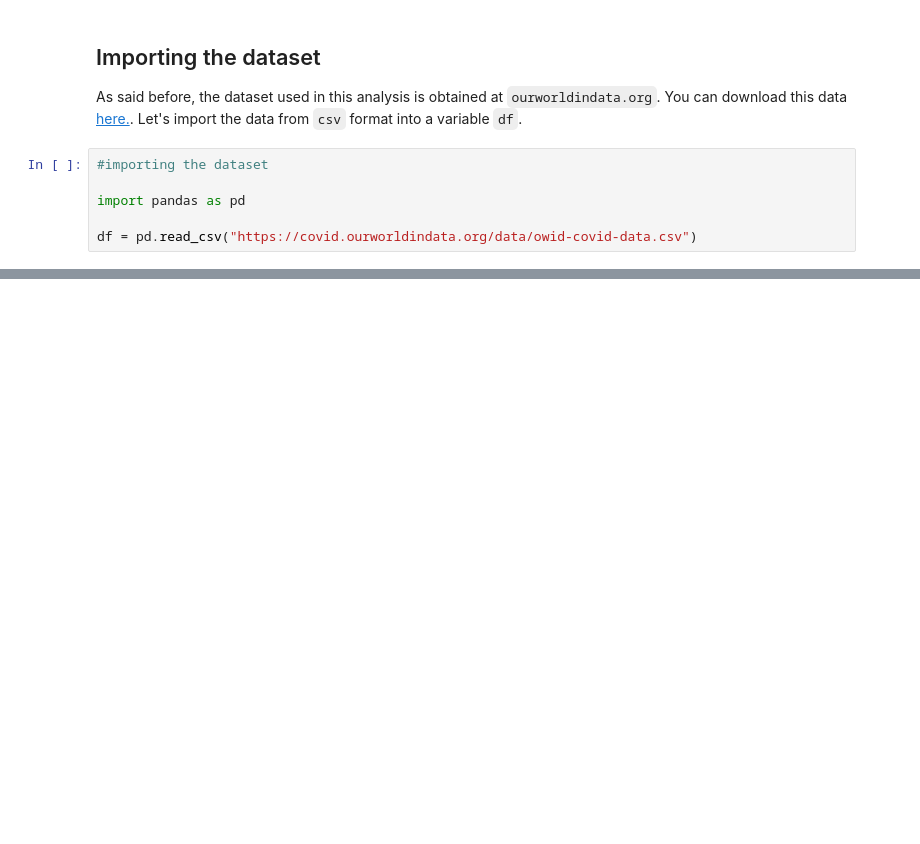
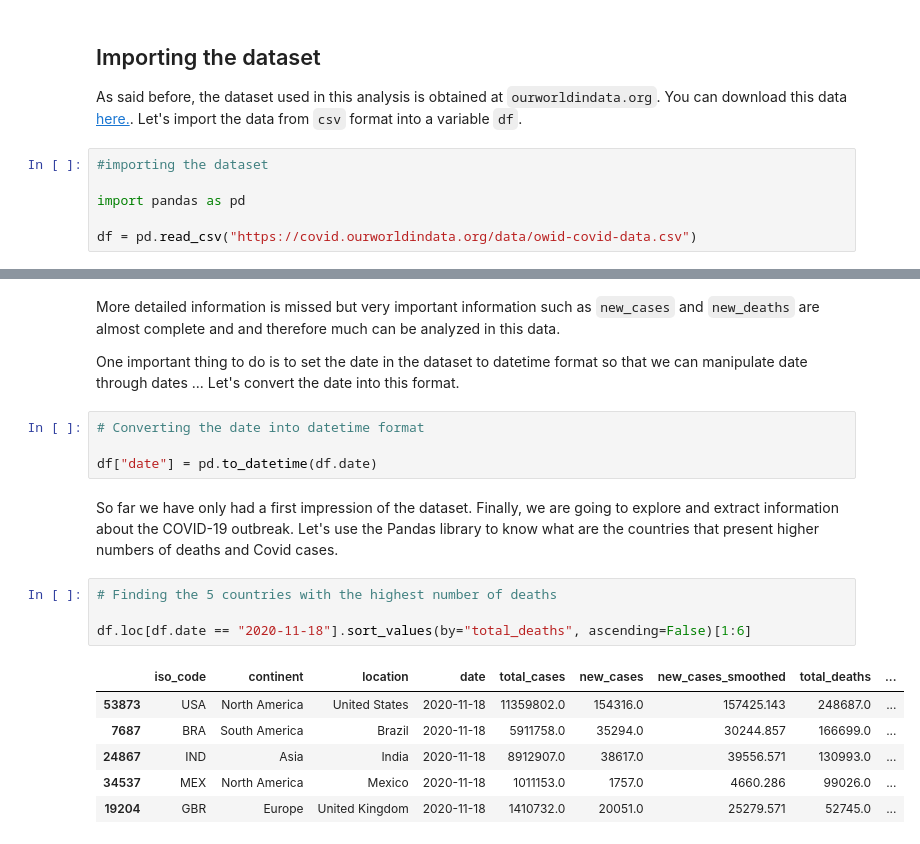
Before and after one commit to JoaoSiqueiraDS/DS_Days, a Jupyter notebook: COVID.ipynb, the cells around one changed output, grey strips where cells are left out. Saved outputs shown, nothing was run; the diff lists cells and outputs as text; blank space fills up the shorter version.

```diff
--- a/COVID.ipynb
+++ b/COVID.ipynb
@@ -28,0 +138,21 @@ df = pd.read_csv("https://covid.ourworldindata.org/data/owid-covid-data.csv")
+# %% [markdown]
+More detailed information is missed but very important information such as `new_cases` and `new_deaths` are almost complete and and therefore much can be analyzed in this data.
+
+One important thing to do is to set the date in the dataset to datetime format so that we can manipulate date through dates ... Let's convert the date into this format.
+# %%
+# Converting the date into datetime format
+
+df["date"] = pd.to_datetime(df.date)
+# %% [markdown]
+So far we have only had a first impression of the dataset. Finally, we are going to explore and extract information about the COVID-19 outbreak. Let's use the Pandas library to know what are the countries that present higher numbers of deaths and Covid cases.
+# %%
+# Finding the 5 countries with the highest number of deaths
+
+df.loc[df.date == "2020-11-18"].sort_values(by="total_deaths", ascending=False)[1:6]
+# %% [output]
+|  | iso_code | continent | location | date | total_cases | new_cases | new_cases_smoothed | total_deaths | ... |
+| 53873 | USA | North America | United States | 2020-11-18 | 11359802.0 | 154316.0 | 157425.143 | 248687.0 | ... |
+| 7687 | BRA | South America | Brazil | 2020-11-18 | 5911758.0 | 35294.0 | 30244.857 | 166699.0 | ... |
+| 24867 | IND | Asia | India | 2020-11-18 | 8912907.0 | 38617.0 | 39556.571 | 130993.0 | ... |
+| 34537 | MEX | North America | Mexico | 2020-11-18 | 1011153.0 | 1757.0 | 4660.286 | 99026.0 | ... |
+| 19204 | GBR | Europe | United Kingdom | 2020-11-18 | 1410732.0 | 20051.0 | 25279.571 | 52745.0 | ... |
```
Also changed, not shown: parts of 13 cells of this notebook.
